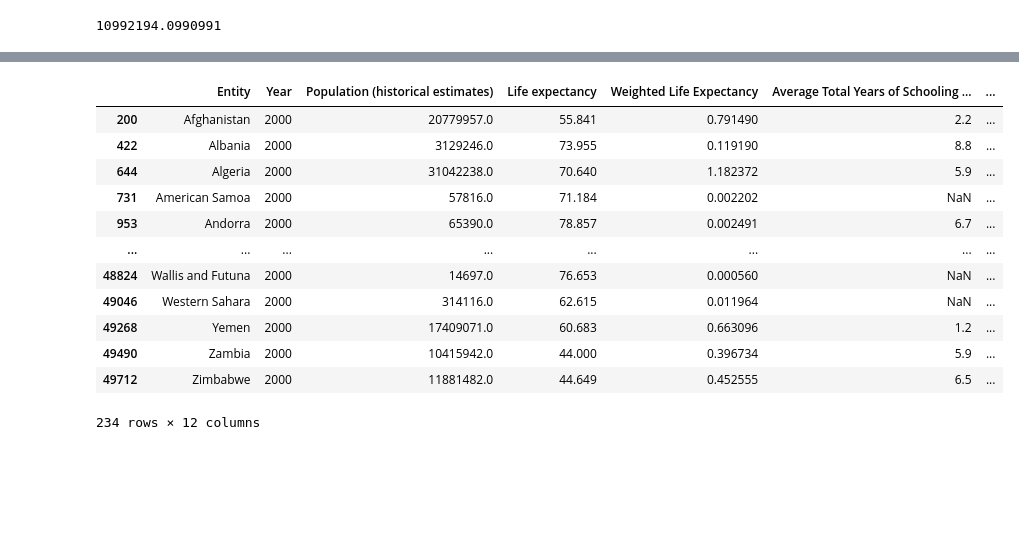
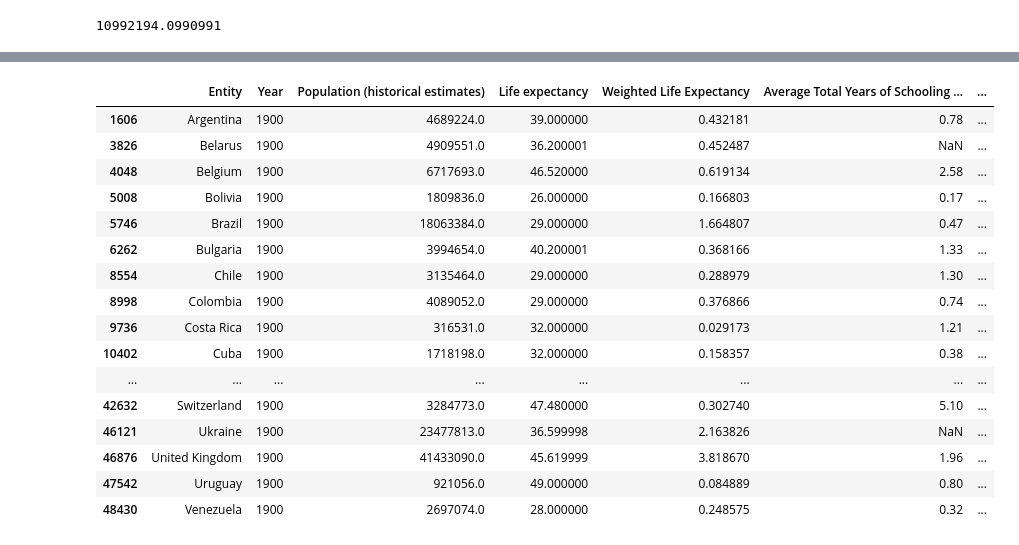
Before and after one commit to jcarballo1/cs5395-project1, a Jupyter notebook: Project1_V2.ipynb, the cells around one changed output, grey strips where cells are left out. Drawn from its saved outputs; the diff is of its cells as text; code cells hidden in the pictures; blank space fills up the shorter version.

```diff
--- a/Project1_V2.ipynb
+++ b/Project1_V2.ipynb
@@ -198,40 +175,44 @@ for year in range(1800, 2022):
     factors['Weighted Life Expectancy'].loc[(factors['Year'] == year) & (pd.notna(factors['Life expectancy']))] = (
         factors['Population (historical estimates)'].loc[(factors['Year'] == year)
                                                          & (pd.notna(factors['Life expectancy']))]
-        / factors['Population (historical estimates)'].loc[(factors['Year'] == f"{year}")
+        / factors['Population (historical estimates)'].loc[(factors['Year'] == year)
                                                            & (pd.notna(factors['Life expectancy']))].mean())
 
 
-    factors['Weighted YOS'].loc[(factors['Year'] == f"{year}") & (pd.notna(factors['Average Total Years of Schooling for Adult Population (Lee-Lee (2016), Barro-Lee (2018) and UNDP (2018))']))] = (
-        factors['Population (historical estimates)'].loc[(factors['Year'] == f"{year}")
+    factors['Weighted YOS'].loc[(factors['Year'] == year) & (pd.notna(factors['Average Total Years of Schooling for Adult Population (Lee-Lee (2016), Barro-Lee (2018) and UNDP (2018))']))] = (
+        factors['Population (historical estimates)'].loc[(factors['Year'] == year)
                                                          & (pd.notna(factors['Average Total Years of Schooling for Adult Population (Lee-Lee (2016), Barro-Lee (2018) and UNDP (2018))']))]
-        / factors['Population (historical estimates)'].loc[(factors['Year'] == f"{year}")
+        / factors['Population (historical estimates)'].loc[(factors['Year'] == year)
                                                            & (pd.notna(factors['Average Total Years of Schooling for Adult Population (Lee-Lee (2016), Barro-Lee (2018) and UNDP (2018))']))].mean())
 
-    factors['Weighted Expected YOS'].loc[(factors['Year'] == f"{year}") & (pd.notna(factors['Expected Years of Schooling (years)']))] = (
-        factors['Population (historical estimates)'].loc[(factors['Year'] == f"{year}")
+    factors['Weighted Expected YOS'].loc[(factors['Year'] == year) & (pd.notna(factors['Expected Years of Schooling (years)']))] = (
+        factors['Population (historical estimates)'].loc[(factors['Year'] == year)
                                                          & (pd.notna(factors['Expected Years of Schooling (years)']))]
-        / factors['Population (historical estimates)'].loc[(factors['Year'] == f"{year}")
+        / factors['Population (historical estimates)'].loc[(factors['Year'] == year)
                                                            & (pd.notna(factors['Expected Years of Schooling (years)']))].mean())
 
-    factors['Weighted GNI'].loc[(factors['Year'] == f"{year}") & (pd.notna(factors['GNI per capita, PPP (constant 2017 international $)']))] = (
-        factors['Population (historical estimates)'].loc[(factors['Year'] == f"{year}")
+    factors['Weighted GNI'].loc[(factors['Year'] == year) & (pd.notna(factors['GNI per capita, PPP (constant 2017 international $)']))] = (
+        factors['Population (historical estimates)'].loc[(factors['Year'] == year)
                                                          & (pd.notna(factors['GNI per capita, PPP (constant 2017 international $)']))]
-        / factors['Population (historical estimates)'].loc[(factors['Year'] == f"{year}")
+        / factors['Population (historical estimates)'].loc[(factors['Year'] == year)
                                                            & (pd.notna(factors['GNI per capita, PPP (constant 2017 international $)']))].mean())
 # %%
-factors.loc[(factors['Year'] == 2000) & (pd.notna(factors['Life expectancy']))]
+factors.loc[(factors['Year'] == 1900) & (pd.notna(factors['Life expectancy']))]
 # %% [output]
 |  | Entity | Year | Population (historical estimates) | Life expectancy | Weighted Life Expectancy | Average Total Years of Schooling ... | ... |
-| 200 | Afghanistan | 2000 | 20779957.0 | 55.841 | 0.791490 | 2.2 | ... |
-| 422 | Albania | 2000 | 3129246.0 | 73.955 | 0.119190 | 8.8 | ... |
-| 644 | Algeria | 2000 | 31042238.0 | 70.640 | 1.182372 | 5.9 | ... |
-| 731 | American Samoa | 2000 | 57816.0 | 71.184 | 0.002202 | NaN | ... |
-| 953 | Andorra | 2000 | 65390.0 | 78.857 | 0.002491 | 6.7 | ... |
+| 1606 | Argentina | 1900 | 4689224.0 | 39.000000 | 0.432181 | 0.78 | ... |
+| 3826 | Belarus | 1900 | 4909551.0 | 36.200001 | 0.452487 | NaN | ... |
+| 4048 | Belgium | 1900 | 6717693.0 | 46.520000 | 0.619134 | 2.58 | ... |
+| 5008 | Bolivia | 1900 | 1809836.0 | 26.000000 | 0.166803 | 0.17 | ... |
+| 5746 | Brazil | 1900 | 18063384.0 | 29.000000 | 1.664807 | 0.47 | ... |
+| 6262 | Bulgaria | 1900 | 3994654.0 | 40.200001 | 0.368166 | 1.33 | ... |
+| 8554 | Chile | 1900 | 3135464.0 | 29.000000 | 0.288979 | 1.30 | ... |
+| 8998 | Colombia | 1900 | 4089052.0 | 29.000000 | 0.376866 | 0.74 | ... |
+| 9736 | Costa Rica | 1900 | 316531.0 | 32.000000 | 0.029173 | 1.21 | ... |
+| 10402 | Cuba | 1900 | 1718198.0 | 32.000000 | 0.158357 | 0.38 | ... |
 | ... | ... | ... | ... | ... | ... | ... | ... |
-| 48824 | Wallis and Futuna | 2000 | 14697.0 | 76.653 | 0.000560 | NaN | ... |
-| 49046 | Western Sahara | 2000 | 314116.0 | 62.615 | 0.011964 | NaN | ... |
-| 49268 | Yemen | 2000 | 17409071.0 | 60.683 | 0.663096 | 1.2 | ... |
-| 49490 | Zambia | 2000 | 10415942.0 | 44.000 | 0.396734 | 5.9 | ... |
-| 49712 | Zimbabwe | 2000 | 11881482.0 | 44.649 | 0.452555 | 6.5 | ... |
+| 42632 | Switzerland | 1900 | 3284773.0 | 47.480000 | 0.302740 | 5.10 | ... |
+| 46121 | Ukraine | 1900 | 23477813.0 | 36.599998 | 2.163826 | NaN | ... |
+| 46876 | United Kingdom | 1900 | 41433090.0 | 45.619999 | 3.818670 | 1.96 | ... |
+| 47542 | Uruguay | 1900 | 921056.0 | 49.000000 | 0.084889 | 0.80 | ... |
+| 48430 | Venezuela | 1900 | 2697074.0 | 28.000000 | 0.248575 | 0.32 | ... |
-234 rows × 12 columns
```
Also changed, not shown: parts of 16 cells of this notebook.
